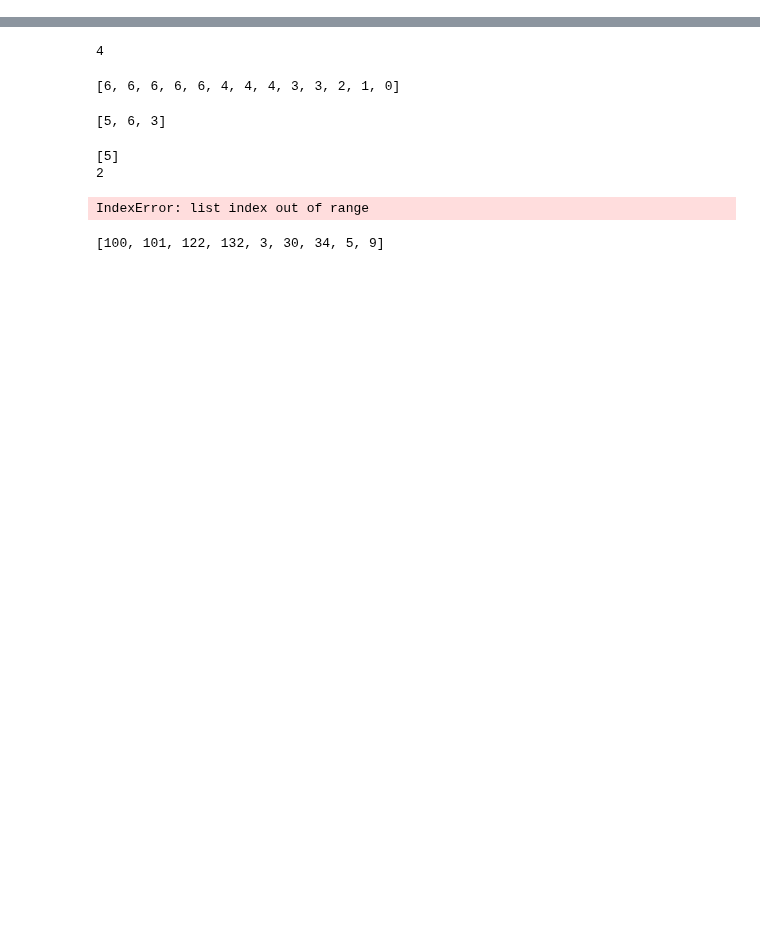
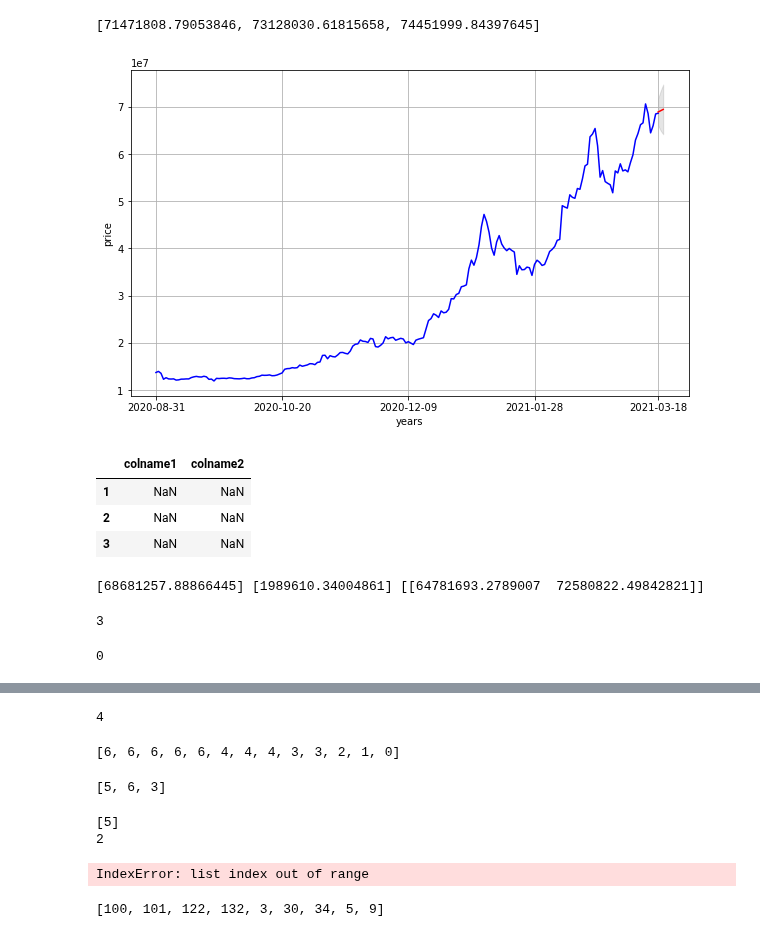
Before and after one commit to HSC-1/aiffel_achieve, a Jupyter notebook: coding.ipynb, the cells around one changed output, grey strips where cells are left out. Saved outputs shown, nothing was run; the diff lists cells and outputs as text; code cells hidden in the pictures; blank space fills up the shorter version.

```diff
--- a/coding.ipynb
+++ b/coding.ipynb
@@ -18,0 +125,3 @@ def solution(array, commands):
+# %%
+import numpy as np
+q,b= Predict("KRW-BTC")
@@ -18,0 +194,43 @@ def solution(array, commands):
+# %%
+# conf[:][0][0]
+# fc
+conf
+low = list(map(lambda x: conf[:][x][0],range(3)))
+up = list(map(lambda x: conf[:][x][1],range(3)))
+low
+up
+# %% [output]
+[71471808.79053846, 73128030.61815658, 74451999.84397645]
+# %%
+import matplotlib.pyplot as plt
+import pandas as pd
+# print(len(a),len(b))
+# cc = [b,a]
+len(cc)
+len(columns)
+aa = pd.DataFrame(a,index=b,columns=['close'])
+plt.figure(figsize=(10,6))
+plt.grid(True)
+plt.xlabel('years')
+plt.ylabel('price')
+plt.plot(aa, c='b', label='training dataset')
+plt.plot(fu_list,fc, c='r',label='predicted price')
+plt.fill_between(fu_list, low, up, color='k', alpha=.10)
+plt.xticks([0,date/4,date/2,date*3/4,date-1])
+plt.show()
+# %% [output]
+[figure, added]
+# %%
+col_name = ['colname1', 'colname2']
+list1 = [[1, 2,3], [4, 5]]
+list_df = pd.DataFrame(index=list1[0], columns=col_name,)
+list_df
+# %% [output]
+|  | colname1 | colname2 |
+| 1 | NaN | NaN |
+| 2 | NaN | NaN |
+| 3 | NaN | NaN |
+# %%
+print(fc,se,conf)
+# %% [output]
+[68681257.88866445] [1989610.34004861] [[64781693.2789007  72580822.49842821]]
@@ -18,0 +257,13 @@ def solution(array, commands):
+# %%
+a ='??????????????hoh'
+print(len(a.split('?')[-1]))
+len(a.split('?')[0])
+# a[-3:]
+# b = a.split('?')
+# # list(filter(lambda x: len(x) != 0, b))
+# b =a.split('?')
+# b = list(filter(lambda x: len(x) != 0, b))
+# len(b[0])
+# %% [output]
+3
+0
```
Also changed, not shown: parts of 15 cells of this notebook.
